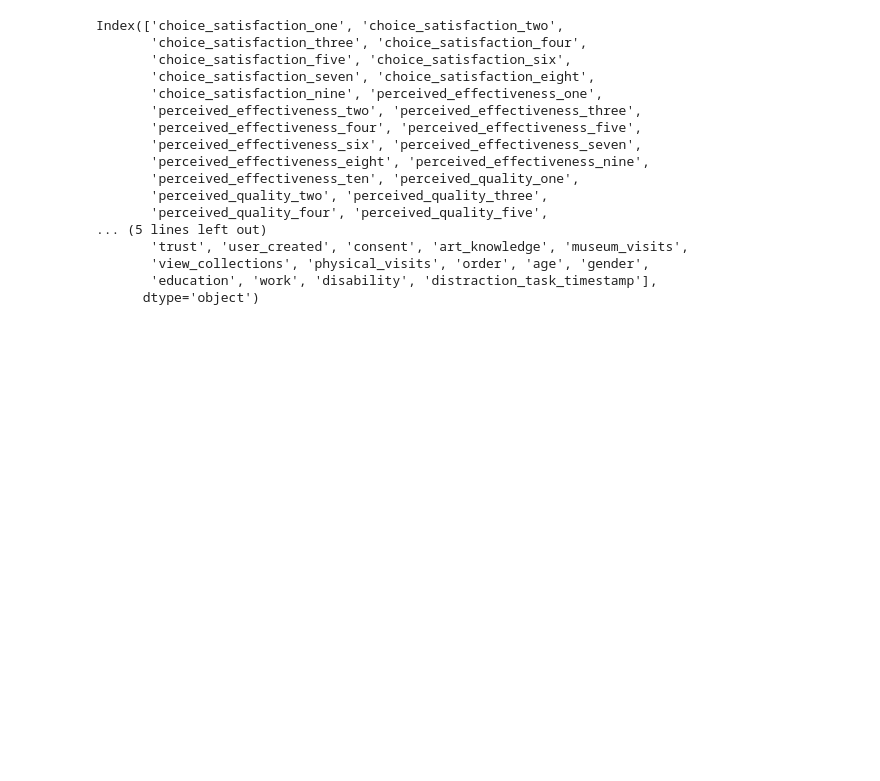
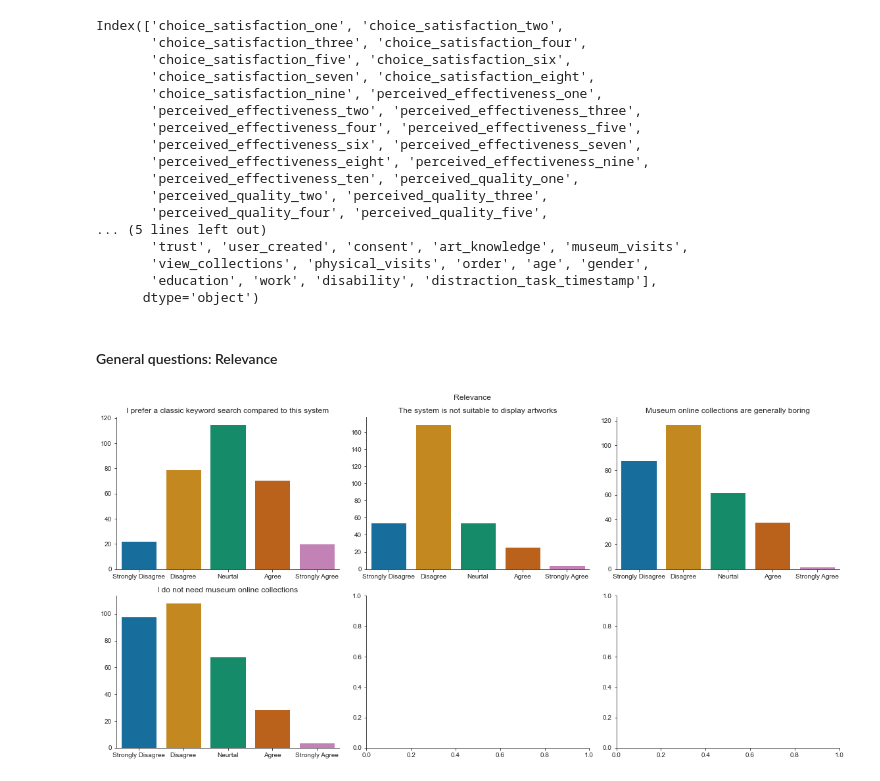
Before and after one commit to MuseRec/analytics, a Jupyter notebook: notebooks/post-study.ipynb, the cells around one changed output. Cells and saved outputs as stored; diff of their text form; code cells hidden in the pictures; blank space fills up the shorter version.

Commit message:
latest updates on plots and some stats

```diff
--- a/notebooks/post-study.ipynb
+++ b/notebooks/post-study.ipynb
@@ -645,3 +645,29 @@ Index(['choice_satisfaction_one', 'choice_satisfaction_two',
       dtype='object')
 # %%
 data_formatted.to_csv('../data/merged_user_post_study.csv', index = False)
+# %% [markdown]
+#### General questions: Relevance
+# %%
+# Create a larger multi-plot for the bigger question groupings, i.e., satisfaction (5x2)
+fig, axes = plt.subplots(nrows = 2, ncols = 3, figsize = (16, 8))
+axes = axes.ravel()
+
+for ax, q in zip(axes, questions['relevant']):
+    p = sns.countplot(
+        x = q, data = post_study, ax = ax,
+        order = likert_mapping['order']
+    )
+    p.set(
+        ylabel = '',
+        xlabel = '',
+        xticklabels = likert_mapping['formatted'],
+        title = question_mappings[q]
+    )
+
+fig.suptitle('Relevance')
+sns.despine()
+plt.tight_layout()
+plt.savefig('../plots/post-study/relevant.png', dpi = 300)
+# plt.show()
+# %% [output]
+[figure, added]
```
Also changed, not shown: parts of 3 cells of this notebook, 2 other files.
